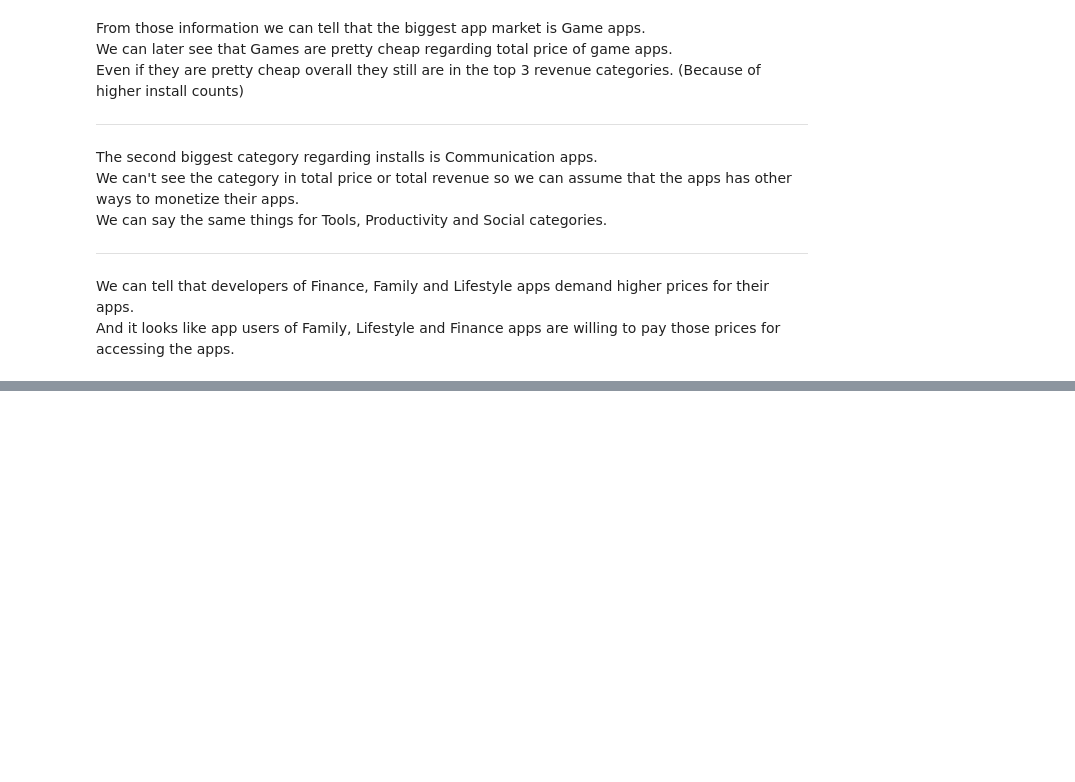
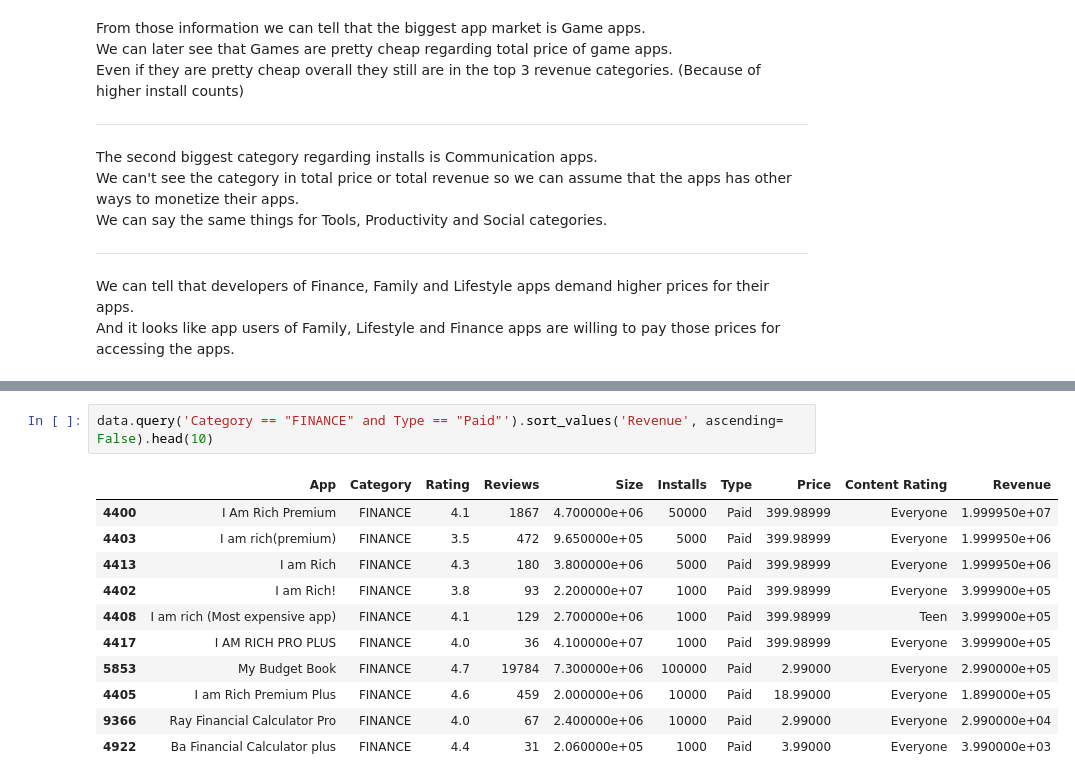
Before and after one commit to bahaozsahin/Develhope_Project-2_team-3, a Jupyter notebook: week2/week2_Baha.ipynb, the cells around one changed output, grey strips where cells are left out. Saved outputs shown, nothing was run; the diff lists cells and outputs as text; blank space fills up the shorter version.

```diff
--- a/week2/week2_Baha.ipynb
+++ b/week2/week2_Baha.ipynb
@@ -173,0 +203,14 @@ And it looks like app users of Family, Lifestyle and Finance apps are willing to
+# %%
+data.query('Category == "FINANCE" and Type == "Paid"').sort_values('Revenue', ascending= False).head(10)
+# %% [output]
+|  | App | Category | Rating | Reviews | Size | Installs | Type | Price | Content Rating | Revenue |
+| 4400 | I Am Rich Premium | FINANCE | 4.1 | 1867 | 4.700000e+06 | 50000 | Paid | 399.98999 | Everyone | 1.999950e+07 |
+| 4403 | I am rich(premium) | FINANCE | 3.5 | 472 | 9.650000e+05 | 5000 | Paid | 399.98999 | Everyone | 1.999950e+06 |
+| 4413 | I am Rich | FINANCE | 4.3 | 180 | 3.800000e+06 | 5000 | Paid | 399.98999 | Everyone | 1.999950e+06 |
+| 4402 | I am Rich! | FINANCE | 3.8 | 93 | 2.200000e+07 | 1000 | Paid | 399.98999 | Everyone | 3.999900e+05 |
+| 4408 | I am rich (Most expensive app) | FINANCE | 4.1 | 129 | 2.700000e+06 | 1000 | Paid | 399.98999 | Teen | 3.999900e+05 |
+| 4417 | I AM RICH PRO PLUS | FINANCE | 4.0 | 36 | 4.100000e+07 | 1000 | Paid | 399.98999 | Everyone | 3.999900e+05 |
+| 5853 | My Budget Book | FINANCE | 4.7 | 19784 | 7.300000e+06 | 100000 | Paid | 2.99000 | Everyone | 2.990000e+05 |
+| 4405 | I am Rich Premium Plus | FINANCE | 4.6 | 459 | 2.000000e+06 | 10000 | Paid | 18.99000 | Everyone | 1.899000e+05 |
+| 9366 | Ray Financial Calculator Pro | FINANCE | 4.0 | 67 | 2.400000e+06 | 10000 | Paid | 2.99000 | Everyone | 2.990000e+04 |
+| 4922 | Ba Financial Calculator plus | FINANCE | 4.4 | 31 | 2.060000e+05 | 1000 | Paid | 3.99000 | Everyone | 3.990000e+03 |
```
Also changed, not shown: parts of 3 cells of this notebook.
